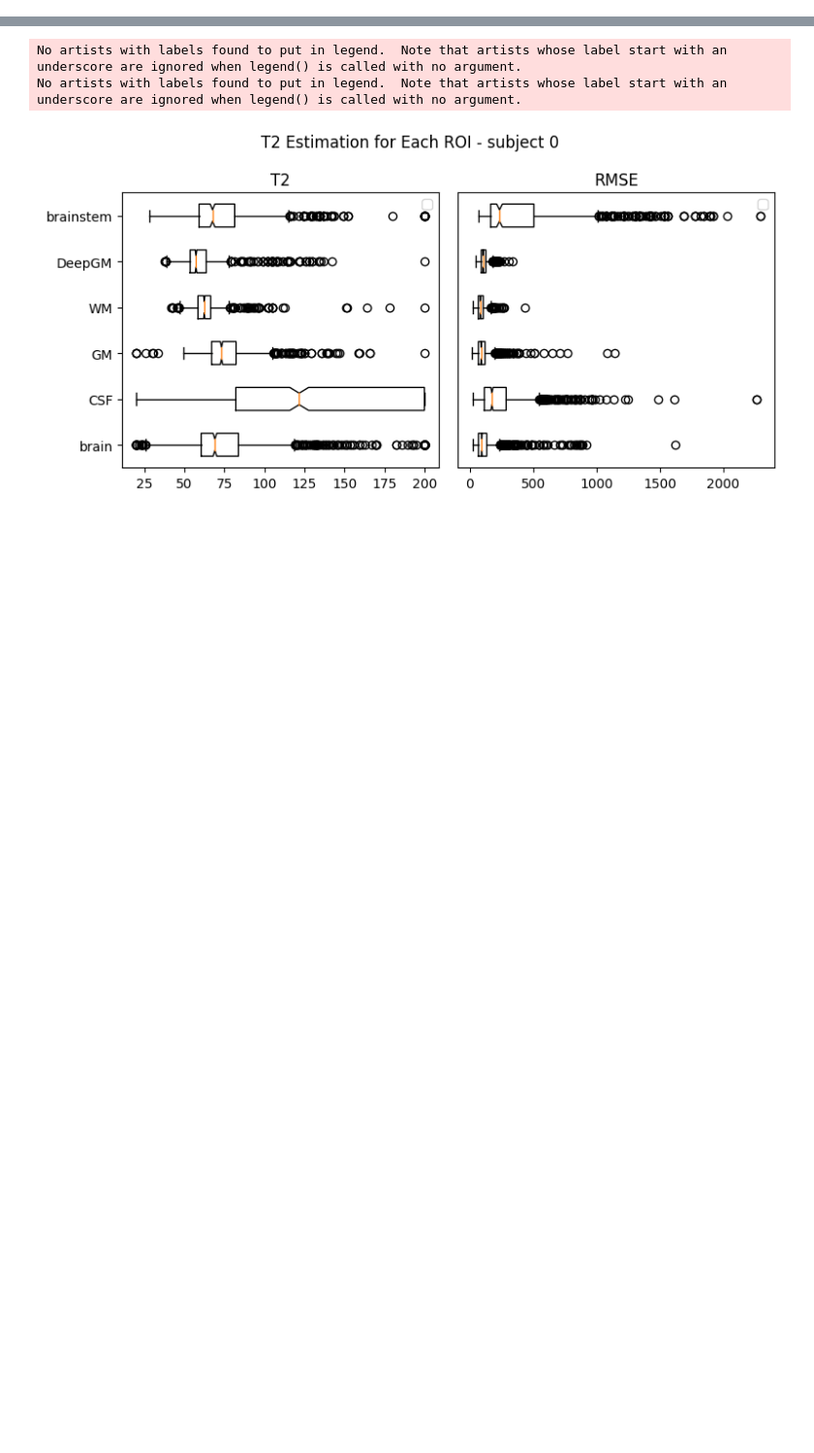
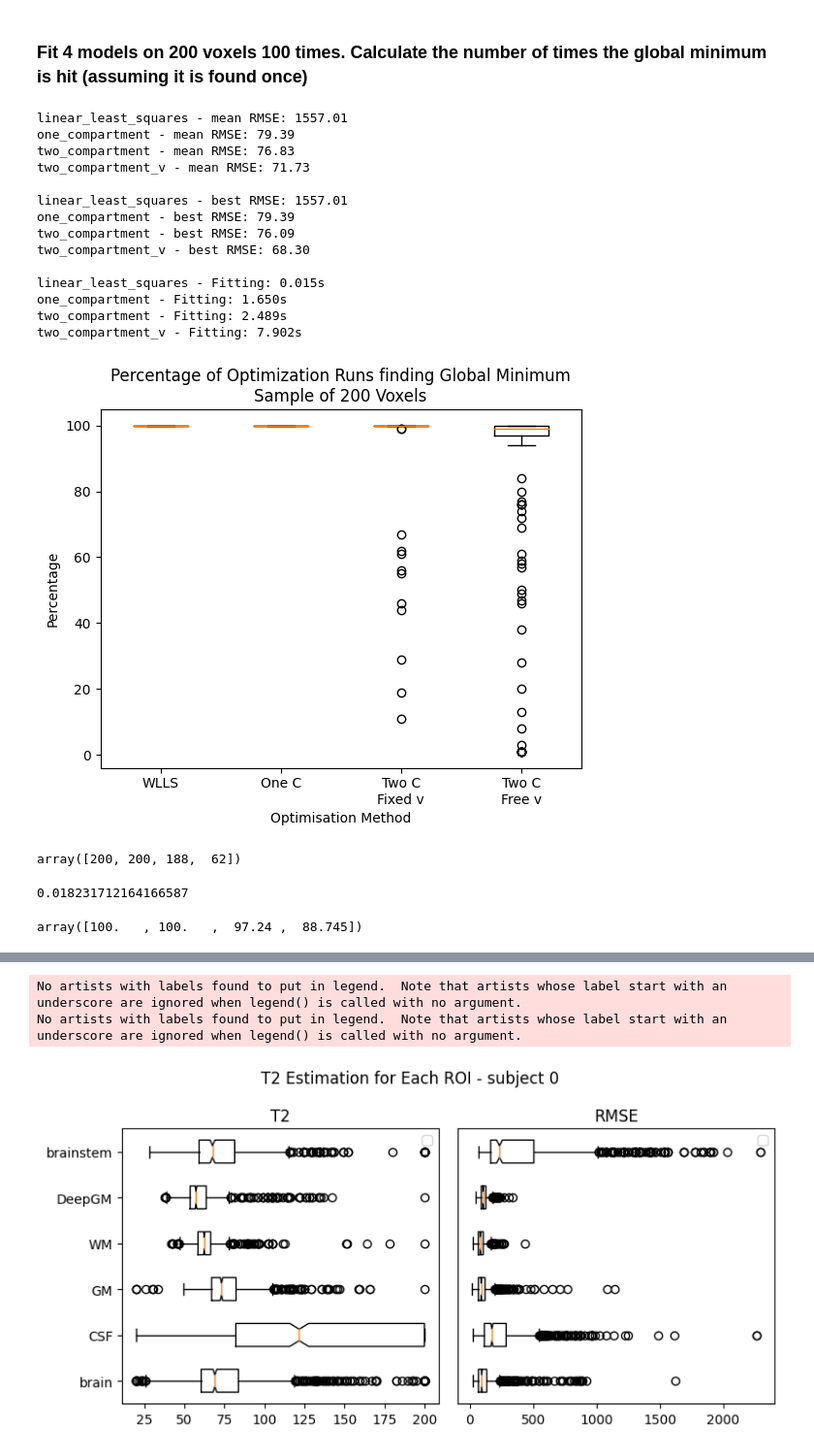
Before and after one commit to fclarke1/modelling-bio-imaging-comp0118, a Jupyter notebook: report/part_1_estimating_T2_roi.ipynb, the cells around one changed output, grey strips where cells are left out. Shown at 97% size. Cells and saved outputs as stored; diff of their text form; code cells hidden in the pictures; blank space fills up the shorter version.

```diff
--- a/report/part_1_estimating_T2_roi.ipynb
+++ b/report/part_1_estimating_T2_roi.ipynb
@@ -12,13 +13,17 @@ from tqdm import tqdm
 # %%
 dataloader = utils.MRIDataLoader()
 # %%
-subject_id_default = 0
+subject_id_default = 2
+subject_ids = dataloader.get_subject_ids()
 mri_data = dataloader.get_img(subject_id_default, 'signal')
 seg_data = dataloader.get_img(subject_id_default, 'seg')
 TE_times = dataloader.get_TE_times()
 roi_dict, roi_id_dict = dataloader.get_roi_dicts()
 thresh_default = 0.9
+slice_default=25
 # %%
 problem_one_compartment = utils.create_problem_to_minimize('one_compartment')
 problem_two_compartment = utils.create_problem_to_minimize('two_compartment')
 problem_two_v_compartment = utils.create_problem_to_minimize('two_compartment_v')
+# %% [markdown]
+### Fit 4 models on 200 voxels 100 times. Calculate the number of times the global minimum is hit (assuming it is found once)
@@ -24,0 +103,70 @@ problem_two_v_compartment = utils.create_problem_to_minimize('two_compartment_v'
+# %%
+# Calculate the RMSE for all fitted models
+rmse_list = []
+for problem_id in range(len(answers)):
+    rmse_list.append([])
+    for j in range(len(answers[problem_id])):
+        if problem_id == 0:
+            model = utils.model_one_compartment
+        else:
+            model = problems[problem_id]['model']
+        signal_est = model(*answers[problem_id][j])
+        rmse = utils.RMSE(data, signal_est, dim=-1)
+        rmse_list[problem_id].append(rmse)
+rmse_array = np.array(rmse_list)
+# %%
+# Average RMSE:
+for model_id, problem_dict in enumerate(problems):
+    model_name = problem_dict['name']
+    print(f'{model_name} - mean RMSE: {rmse_array[model_id].mean():.2f}')    # [p,r,v]
+print('')
+
+# best average RMSE
+best_rmse = rmse_array.min(axis=1)  # [p,v]
+for model_id, problem_dict in enumerate(problems):
+    model_name = problem_dict['name']
+    print(f'{model_name} - best RMSE: {best_rmse[model_id].mean():.2f}')
+print('')
+
+# Time for each 200 voxel fit
+for model_id, problem_dict in enumerate(problems):
+    model_name = problem_dict['name']
+    print(f'{model_name} - Fitting: {timings.mean(axis=1)[model_id]:.3f}s')
+
+
+rmse_min_same_shape = np.einsum('ij,k->ikj', best_rmse, np.ones(nb_repeat))
+nb_global_min = np.isclose(rmse_array, rmse_min_same_shape, rtol=0.1)
+
+plt.boxplot(nb_global_min.sum(axis=1).swapaxes(0,1), labels=['WLLS', 'One C', 'Two C\nFixed v', 'Two C\nFree v'])
+plt.title('Percentage of Optimization Runs finding Global Minimum\nSample of 200 Voxels')
+plt.xlabel('Optimisation Method')
+plt.ylabel('Percentage')
+plt.show()
+# %% [output]
+linear_least_squares - mean RMSE: 1557.01
+one_compartment - mean RMSE: 79.39
+two_compartment - mean RMSE: 76.83
+two_compartment_v - mean RMSE: 71.73
+
+linear_least_squares - best RMSE: 1557.01
+one_compartment - best RMSE: 79.39
+two_compartment - best RMSE: 76.09
+two_compartment_v - best RMSE: 68.30
+
+linear_least_squares - Fitting: 0.015s
+one_compartment - Fitting: 1.650s
+two_compartment - Fitting: 2.489s
+two_compartment_v - Fitting: 7.902s
+[figure, added]
+# %%
+(nb_global_min.sum(axis=1) == 100).sum(axis=-1)
+# %% [output]
+array([200, 200, 188,  62])
+# %%
+np.log(0.95) / np.log(1 - 188/200)
+# %% [output]
+0.018231712164166587
+# %%
+nb_global_min.sum(axis=1).mean(axis=-1)
+# %% [output]
+array([100.   , 100.   ,  97.24 ,  88.745])
```
Also changed, not shown: parts of 13 cells of this notebook, 4 other files.
